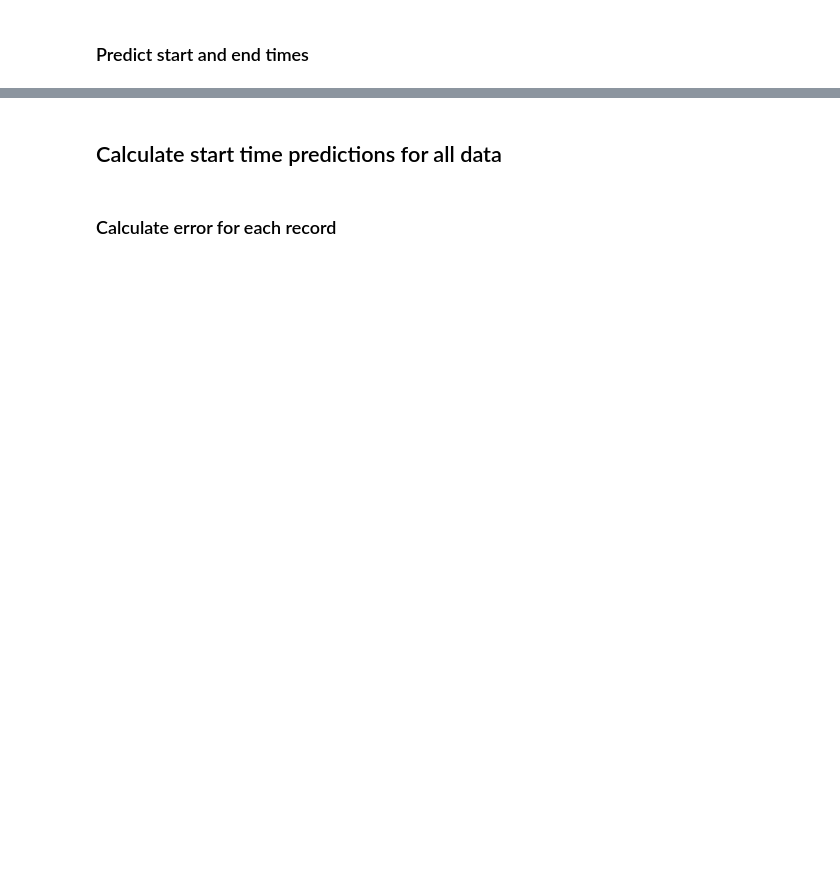
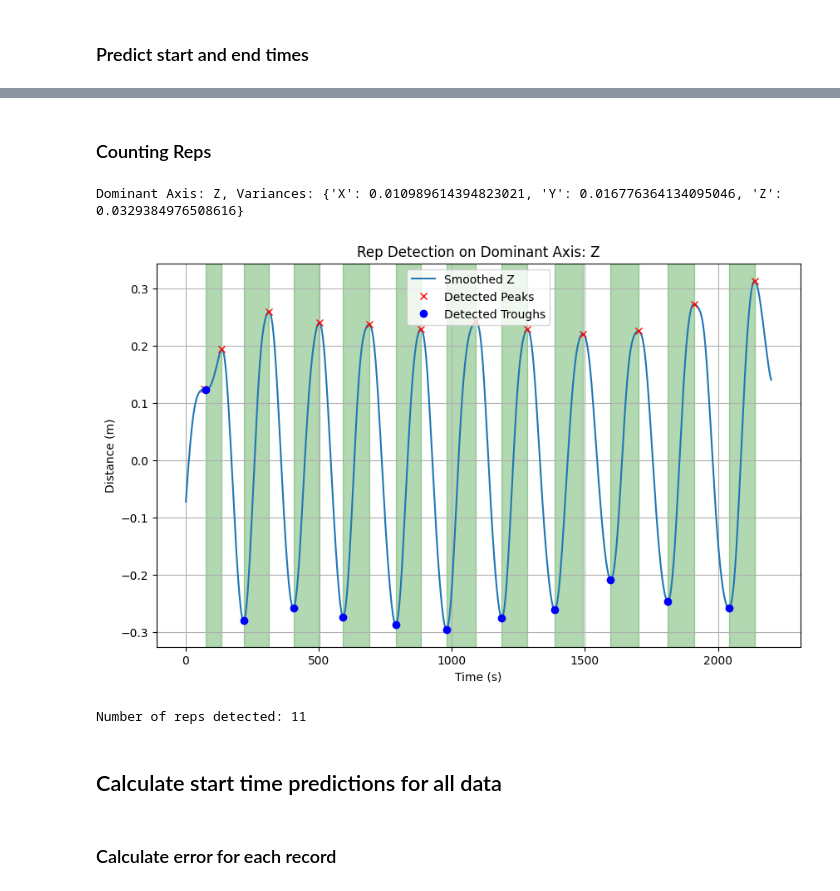
Before and after one commit to KeenanMcConkey/BarPathModel, a Jupyter notebook: src/BarPathModelTesting.ipynb, the cells around one changed output, grey strips where cells are left out. Drawn from its saved outputs; the diff is of its cells as text; code cells hidden in the pictures; blank space fills up the shorter version.

Commit message:
Added in Animations and Rep Counting

```diff
--- a/src/BarPathModelTesting.ipynb
+++ b/src/BarPathModelTesting.ipynb
@@ -130,0 +138,2 @@ End difference: 0.230
+# %% [markdown]
+### Counting Reps
@@ -131,3 +207,43 @@ End difference: 0.230
+# %%
+fs = 100  # Sampling frequency
+cutoff = 3  # Cutoff frequency for smoothing
+
+# Process reps
+t = np.concatenate(record['Counter'].to_numpy())
+start_idx = int(start_predict * fs)
+end_idx = int(end_predict * fs)
+pos_x = np.concatenate(record['PosX'].to_numpy())[start_idx:end_idx]
+pos_y = np.concatenate(record['PosY'].to_numpy())[start_idx:end_idx]
+pos_z = np.concatenate(record['PosZ'].to_numpy())[start_idx:end_idx]
+
+
+# Process reps
+smooth_signal, peaks, troughs, reps, dominant_axis = process_reps(pos_x, pos_y, pos_z, fs=fs, cutoff=cutoff)
+
+# Ensure t and smooth_signal have the same length
+t = t[:len(smooth_signal)]
+
+# Plot raw and processed data
+plt.figure(figsize=(10, 6))
+plt.plot(t, smooth_signal, label=f"Smoothed {dominant_axis}")
+plt.plot(t[peaks], smooth_signal[peaks], "x", label="Detected Peaks", color='red')
+plt.plot(t[troughs], smooth_signal[troughs], "o", label="Detected Troughs", color='blue')
+
+for start, end in reps:
+    plt.axvspan(t[start], t[end], color='green', alpha=0.3)
+
+plt.title(f"Rep Detection on Dominant Axis: {dominant_axis}")
+plt.xlabel("Time (s)")
+plt.ylabel("Distance (m)")
+plt.legend()
+plt.grid()
+plt.show()
+
+print(f"Number of reps detected: {len(reps)}")
+# %% [output]
+Dominant Axis: Z, Variances: {'X': 0.010989614394823021, 'Y': 0.016776364134095046, 'Z': 0.0329384976508616}
+[figure, added]
+Number of reps detected: 11
 # %% [markdown]
 ## Calculate start time predictions for all data
 # %% [markdown]
```
Also changed, not shown: parts of 6 cells of this notebook, 4 other files.
